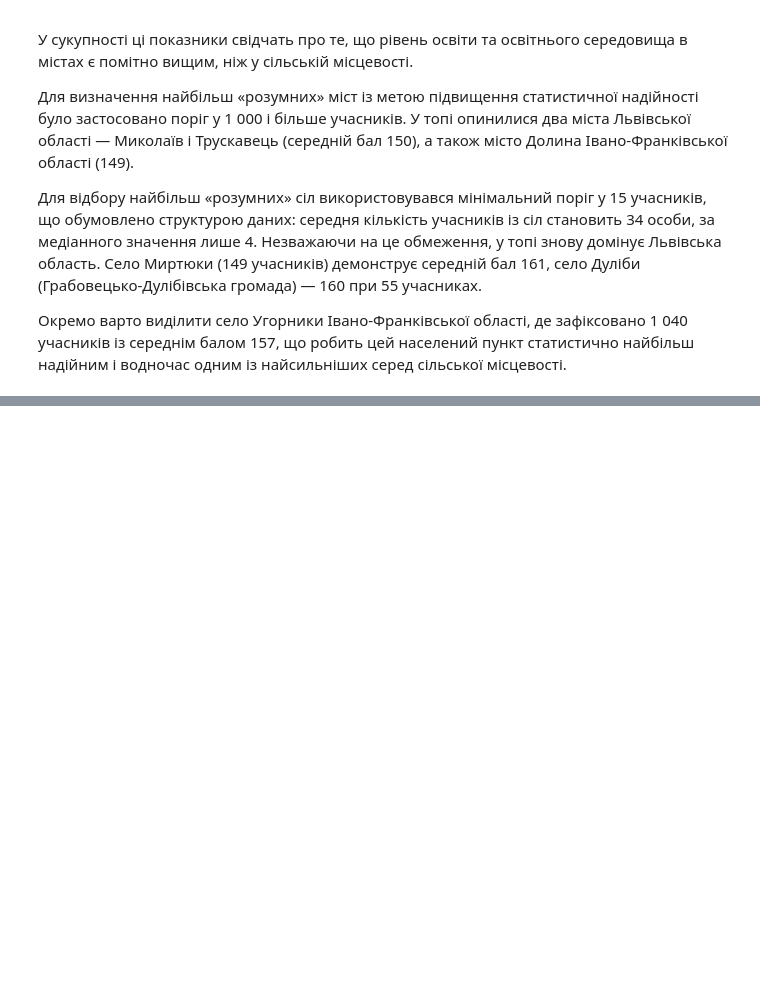
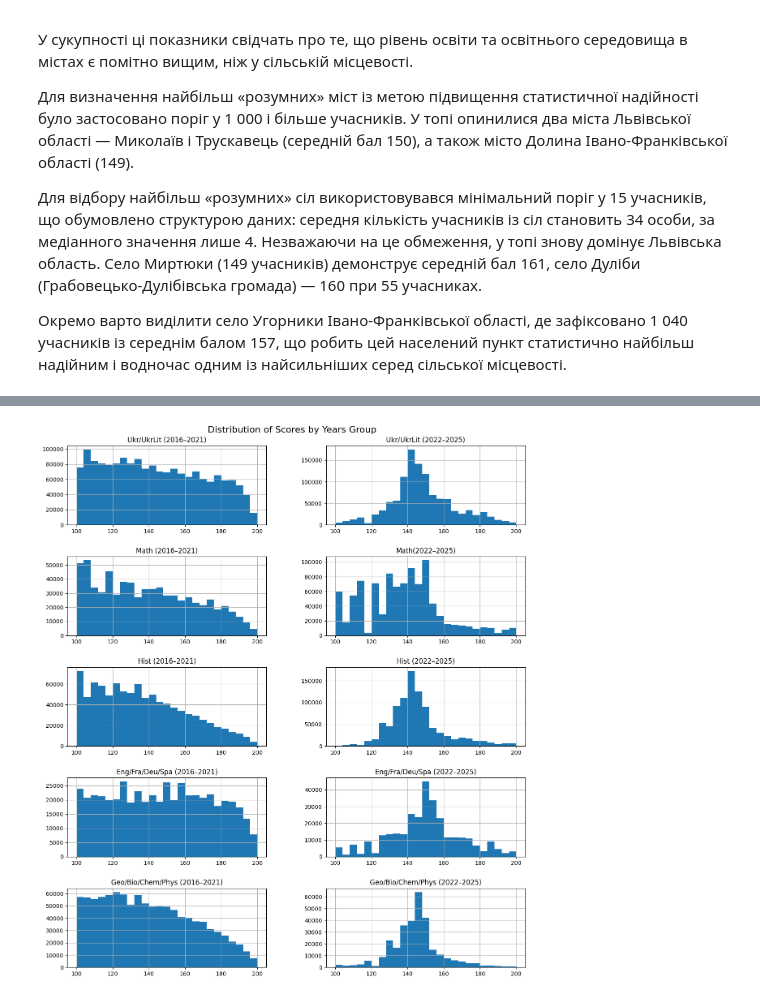
Before and after one commit to Chocopie-DA/ZNO-NMT-score-analysis, a Jupyter notebook: analysis_zno_nmt.ipynb, the cells around one changed output, grey strips where cells are left out. Cells and saved outputs as stored; diff of their text form; code cells hidden in the pictures; blank space fills up the shorter version.

```diff
--- a/analysis_zno_nmt.ipynb
+++ b/analysis_zno_nmt.ipynb
@@ -1137,0 +1232,76 @@ village_top[village_top['count'] > 15].sort_values('mean', ascending=False)[:10]
+# %%
+fig, axes = plt.subplots(5, 2, figsize=(12, 14))
+plt.tight_layout(rect=[0, 0, 1, 0.96])
+plt.subplots_adjust(hspace=0.4, wspace=0.3)
+
+fig.suptitle("Distribution of Scores by Years Group", fontsize=16)
+axes[0, 0].set_title('Ukr/UkrLit (2016–2021)')
+axes[0, 1].set_title('Ukr/UkrLit (2022–2025)')
+axes[1, 0].set_title('Math (2016–2021)')
+axes[1, 1].set_title('Math(2022–2025)')
+axes[2, 0].set_title('Hist (2016–2021)')
+axes[2, 1].set_title('Hist (2022–2025)')
+axes[3, 0].set_title('Eng/Fra/Deu/Spa (2016–2021)')
+axes[3, 1].set_title('Eng/Fra/Deu/Spa (2022–2025)')
+axes[4, 0].set_title('Geo/Bio/Chem/Phys (2016–2021)')
+axes[4, 1].set_title('Geo/Bio/Chem/Phys (2022–2025)')
+
+#Укр Мова
+pd.concat([
+     df[(df['Year'].between(2016, 2021)) & (df['UkrBall'] > 99)]['UkrBall'],
+     df[(df['Year'].between(2016, 2021)) & (df['UkrLitBall'] > 99)]['UkrLitBall']],
+     ignore_index=True) \
+    .hist(bins=25, ax=axes[0, 0])
+pd.concat([
+     df[(df['Year'].between(2022, 2025)) & (df['UkrBall'] > 99)]['UkrBall'],
+     df[(df['Year'].between(2022, 2025)) & (df['UkrLitBall'] > 99)]['UkrLitBall']],
+     axis=0, ignore_index=True) \
+    .hist(bins=25, ax=axes[0, 1])
+
+# Математика
+df[(df['Year'].between(2016, 2021)) & (df['MathBall'] > 99)]['MathBall'] \
+    .hist(bins=25, ax=axes[1, 0])
+df[(df['Year'].between(2022, 2025)) & (df['MathBall'] > 99)]['MathBall'] \
+    .hist(bins=25, ax=axes[1, 1])
+
+# Історія України
+df[(df['Year'].between(2016, 2021)) & (df['HistBall'] > 99)]['HistBall'] \
+    .hist(bins=25, ax=axes[2, 0])
+df[(df['Year'].between(2022, 2025)) & (df['HistBall'] > 99)]['HistBall'] \
+    .hist(bins=25, ax=axes[2, 1])
+
+#Іноземні мови
+pd.concat([
+     df[(df['Year'].between(2016, 2021)) & (df['EngBall'] > 99)]['EngBall'],
+     df[(df['Year'].between(2016, 2021)) & (df['FraBall'] > 99)]['FraBall'],
+     df[(df['Year'].between(2016, 2021)) & (df['DeuBall'] > 99)]['DeuBall'],
+     df[(df['Year'].between(2016, 2021)) & (df['SpaBall'] > 99)]['SpaBall']],
+     ignore_index=True) \
+    .hist(bins=25, ax=axes[3, 0])
+pd.concat([
+     df[(df['Year'].between(2022, 2025)) & (df['EngBall'] > 99)]['EngBall'],
+     df[(df['Year'].between(2022, 2025)) & (df['FraBall'] > 99)]['FraBall'],
+     df[(df['Year'].between(2022, 2025)) & (df['DeuBall'] > 99)]['DeuBall'],
+     df[(df['Year'].between(2022, 2025)) & (df['SpaBall'] > 99)]['SpaBall']],
+     ignore_index=True) \
+    .hist(bins=25, ax=axes[3, 1])
+
+#Додаткові предмети
+pd.concat([
+     df[(df['Year'].between(2016, 2021)) & (df['GeoBall'] > 99)]['GeoBall'],
+     df[(df['Year'].between(2016, 2021)) & (df['BioBall'] > 99)]['BioBall'],
+     df[(df['Year'].between(2016, 2021)) & (df['ChemBall'] > 99)]['ChemBall'],
+     df[(df['Year'].between(2016, 2021)) & (df['PhysBall'] > 99)]['PhysBall']],
+     ignore_index=True) \
+    .hist(bins=25, ax=axes[4, 0])
+pd.concat([
+     df[(df['Year'].between(2022, 2025)) & (df['GeoBall'] > 99)]['GeoBall'],
+     df[(df['Year'].between(2022, 2025)) & (df['BioBall'] > 99)]['BioBall'],
+     df[(df['Year'].between(2022, 2025)) & (df['ChemBall'] > 99)]['ChemBall'],
+     df[(df['Year'].between(2022, 2025)) & (df['PhysBall'] > 99)]['PhysBall']],
+     ignore_index=True) \
+    .hist(bins=25, ax=axes[4, 1])
+
+distribution_of_scores_years_group = fig
+# %% [output]
+[figure, added]
```
Also changed, not shown: parts of 20 cells of this notebook.
